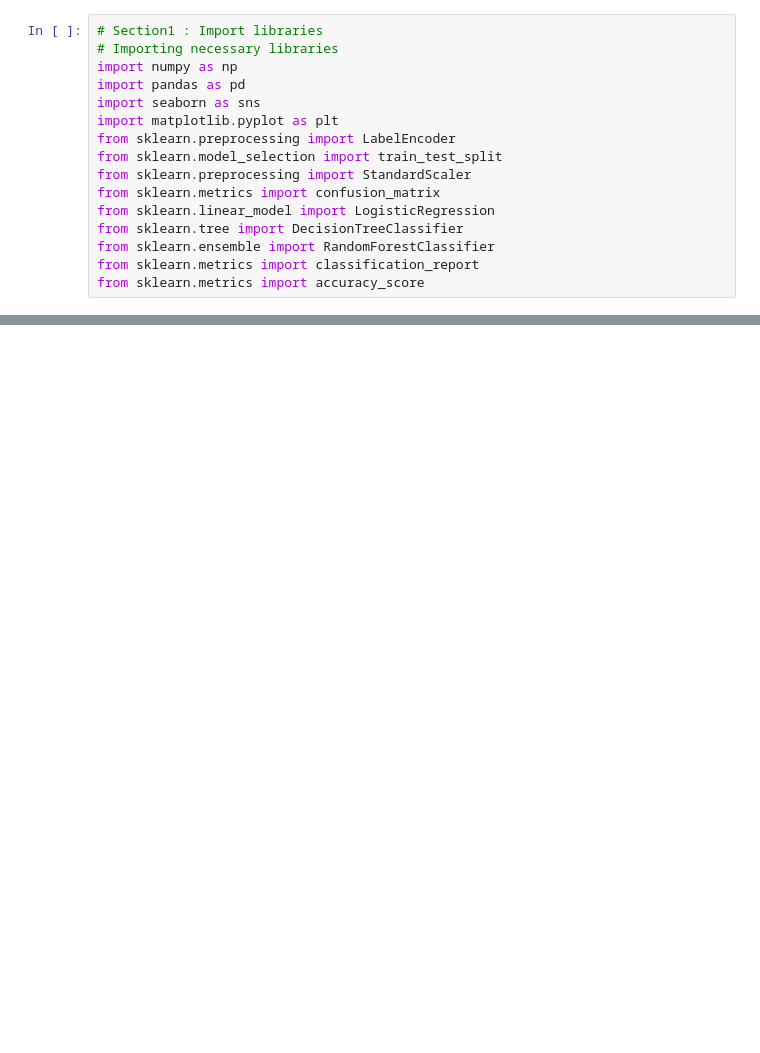
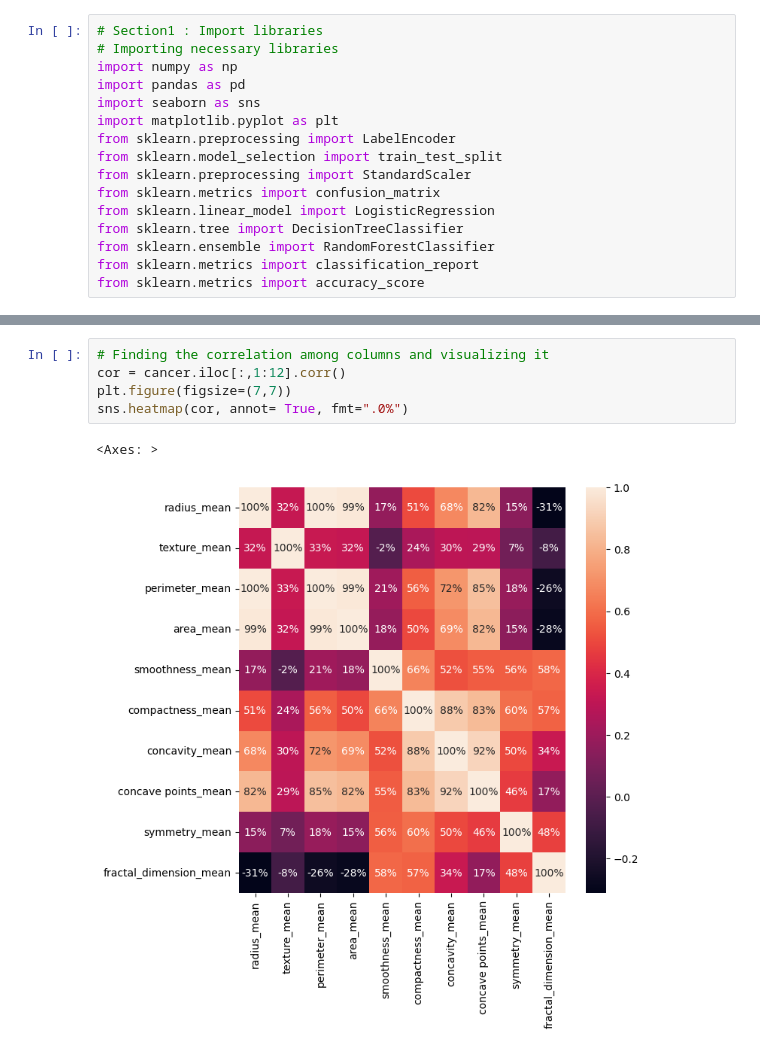
Before and after one commit to barzansaeedpour/cancer-detection, a Jupyter notebook: cancer_classifier.ipynb, the cells around one changed output, grey strips where cells are left out. Saved outputs shown, nothing was run; the diff lists cells and outputs as text; blank space fills up the shorter version.

```diff
--- a/cancer_classifier.ipynb
+++ b/cancer_classifier.ipynb
@@ -25,0 +56,8 @@ FileNotFoundError: [Errno 2] No such file or directory: '/content/data.csv'
+# %%
+# Finding the correlation among columns and visualizing it
+cor = cancer.iloc[:,1:12].corr()
+plt.figure(figsize=(7,7))
+sns.heatmap(cor, annot= True, fmt=".0%")
+# %% [output]
+<Axes: >
+[figure, added]
```
Also changed, not shown: parts of 26 cells of this notebook.
